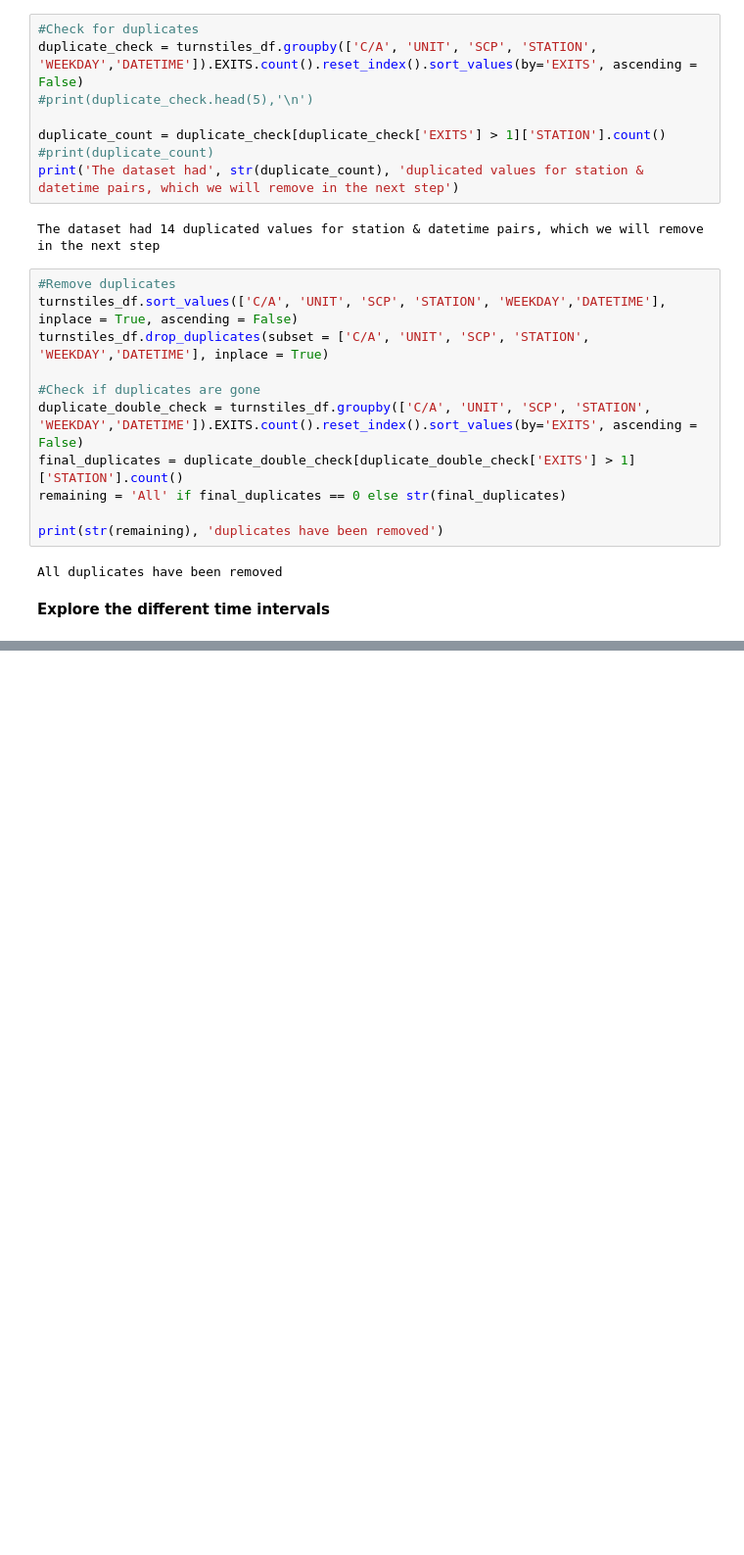
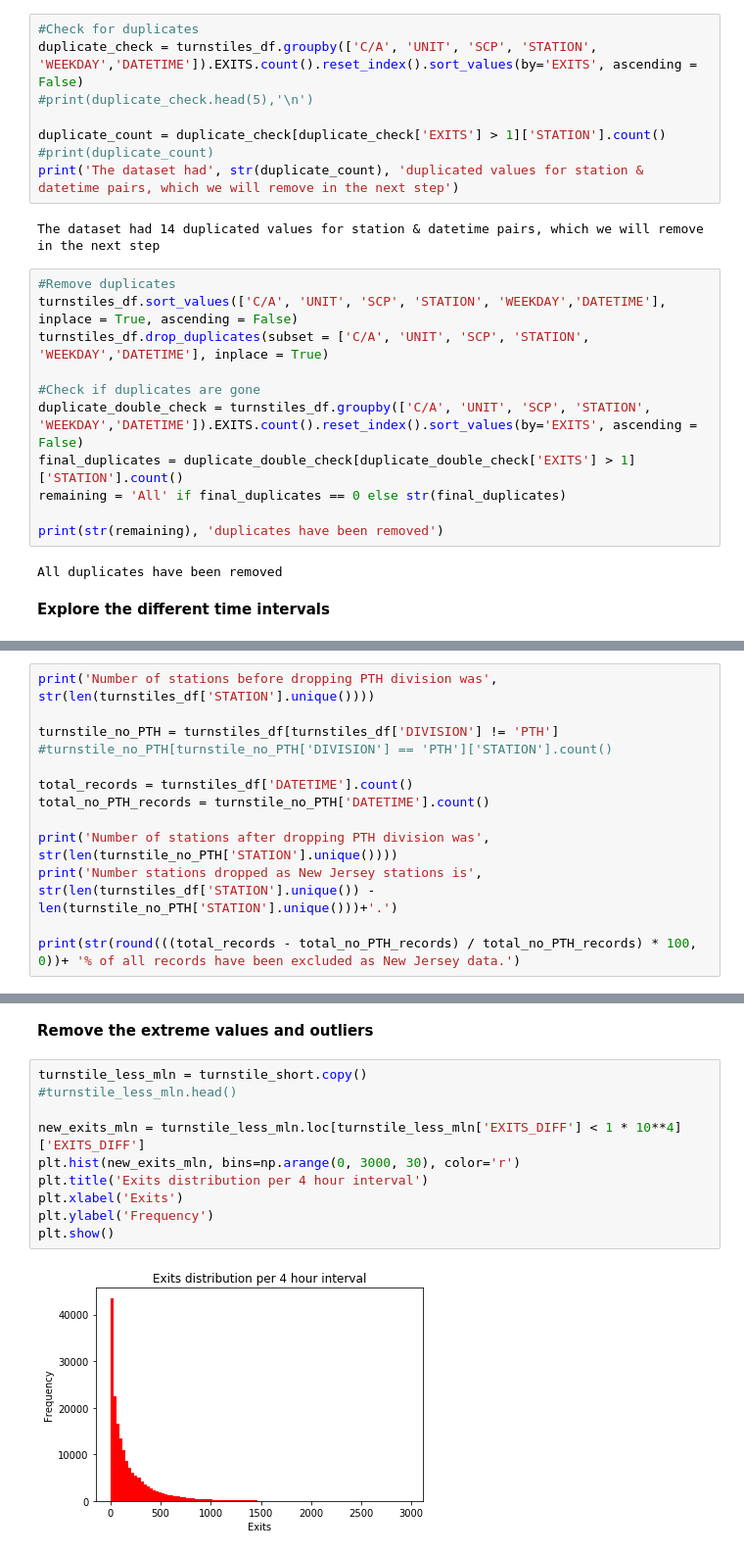
Before and after one commit to nalehc/gala_flyer_locations, a Jupyter notebook: project_benson_auste_v2.ipynb, the cells around one changed output, grey strips where cells are left out. Shown at 98% size. Drawn from its saved outputs; the diff is of its cells as text; blank space fills up the shorter version.

```diff
--- a/project_benson_auste_v2.ipynb
+++ b/project_benson_auste_v2.ipynb
@@ -145,0 +148,13 @@ Name: EXITS, dtype: int64
+# %%
+print('Number of stations before dropping PTH division was', str(len(turnstiles_df['STATION'].unique())))
+
+turnstile_no_PTH = turnstiles_df[turnstiles_df['DIVISION'] != 'PTH']
+#turnstile_no_PTH[turnstile_no_PTH['DIVISION'] == 'PTH']['STATION'].count()
+
+total_records = turnstiles_df['DATETIME'].count()
+total_no_PTH_records = turnstile_no_PTH['DATETIME'].count()
+
+print('Number of stations after dropping PTH division was', str(len(turnstile_no_PTH['STATION'].unique())))
+print('Number stations dropped as New Jersey stations is', str(len(turnstiles_df['STATION'].unique()) - len(turnstile_no_PTH['STATION'].unique()))+'.')
+
+print(str(round(((total_records - total_no_PTH_records) / total_no_PTH_records) * 100, 0))+ '% of all records have been excluded as New Jersey data.')
@@ -212,0 +295,14 @@ turnstile_short.loc[turnstile_short['STATION'] == r'PTH+'].head(10)
+# %% [markdown]
+**Remove the extreme values and outliers**
+# %%
+turnstile_less_mln = turnstile_short.copy()
+#turnstile_less_mln.head()
+
+new_exits_mln = turnstile_less_mln.loc[turnstile_less_mln['EXITS_DIFF'] < 1 * 10**4]['EXITS_DIFF']
+plt.hist(new_exits_mln, bins=np.arange(0, 3000, 30), color='r')
+plt.title('Exits distribution per 4 hour interval')
+plt.xlabel('Exits')
+plt.ylabel('Frequency')
+plt.show()
+# %% [output]
+[figure, added]
```
Also changed, not shown: parts of 23 cells of this notebook.
